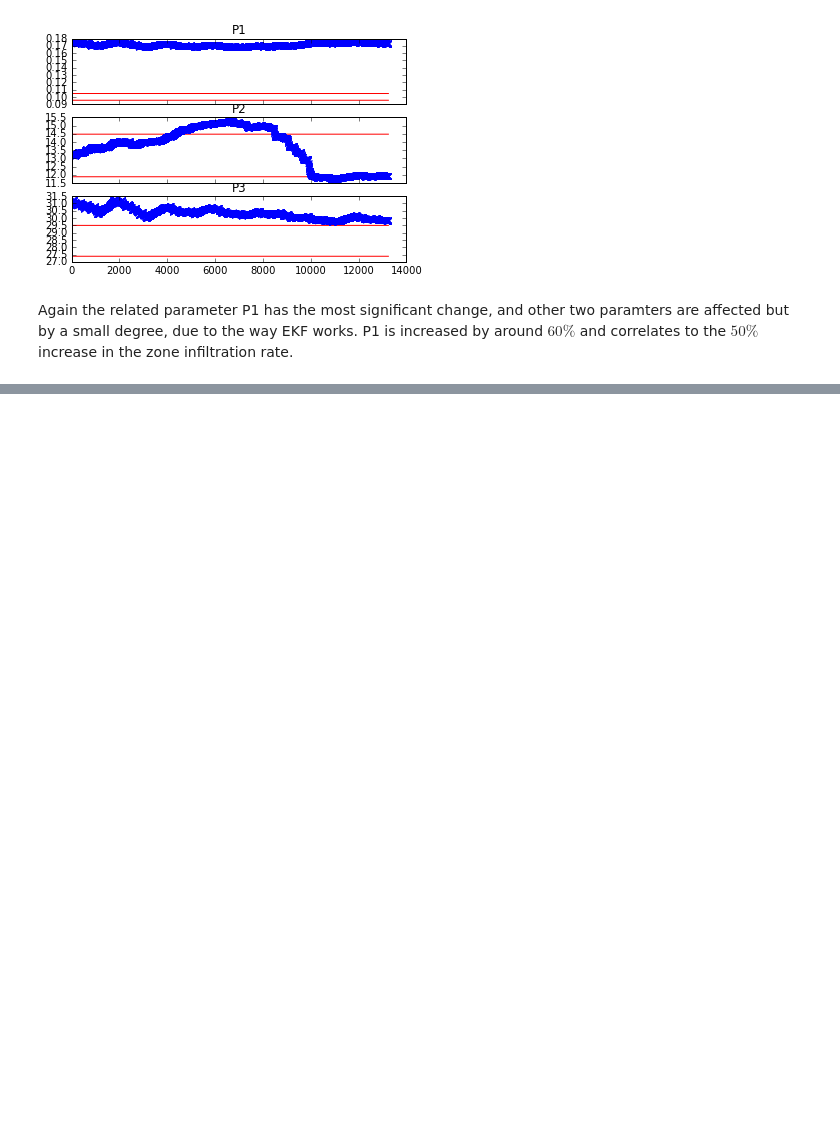
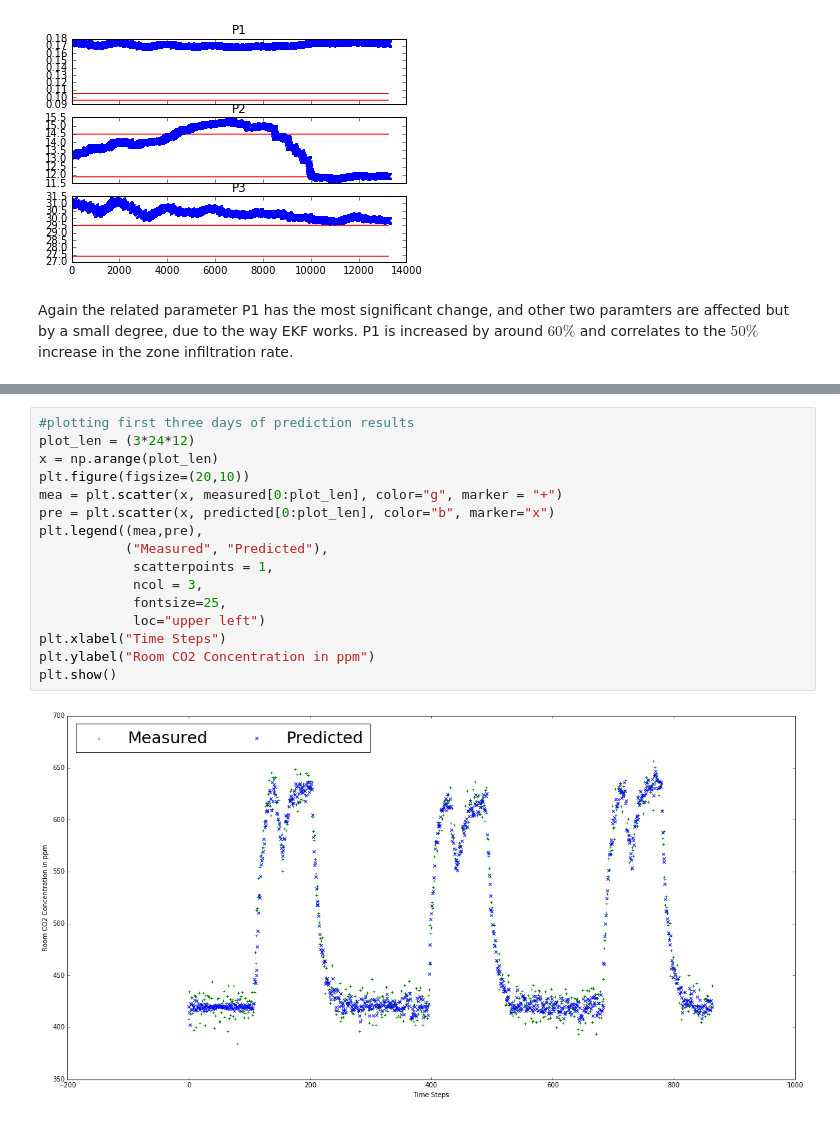
Before and after one commit to bnajafi/BuildingEnergySimulationNotebook, a Jupyter notebook: Zone CO2 Balance Fault Detection.ipynb, the cells around one changed output, grey strips where cells are left out. Saved outputs shown, nothing was run; the diff lists cells and outputs as text; blank space fills up the shorter version.

```diff
--- a/Zone CO2 Balance Fault Detection.ipynb
+++ b/Zone CO2 Balance Fault Detection.ipynb
@@ -460,0 +504,18 @@ Again the related parameter P1 has the most significant change, and other two pa
+# %%
+#plotting first three days of prediction results
+plot_len = (3*24*12)
+x = np.arange(plot_len)
+plt.figure(figsize=(20,10))
+mea = plt.scatter(x, measured[0:plot_len], color="g", marker = "+")
+pre = plt.scatter(x, predicted[0:plot_len], color="b", marker="x")
+plt.legend((mea,pre),
+           ("Measured", "Predicted"),
+            scatterpoints = 1,
+            ncol = 3,
+            fontsize=25,
+            loc="upper left")
+plt.xlabel("Time Steps")
+plt.ylabel("Room CO2 Concentration in ppm")
+plt.show()
+# %% [output]
+[figure, added]
```
Also changed, not shown: parts of 5 cells of this notebook, 3 other files.
